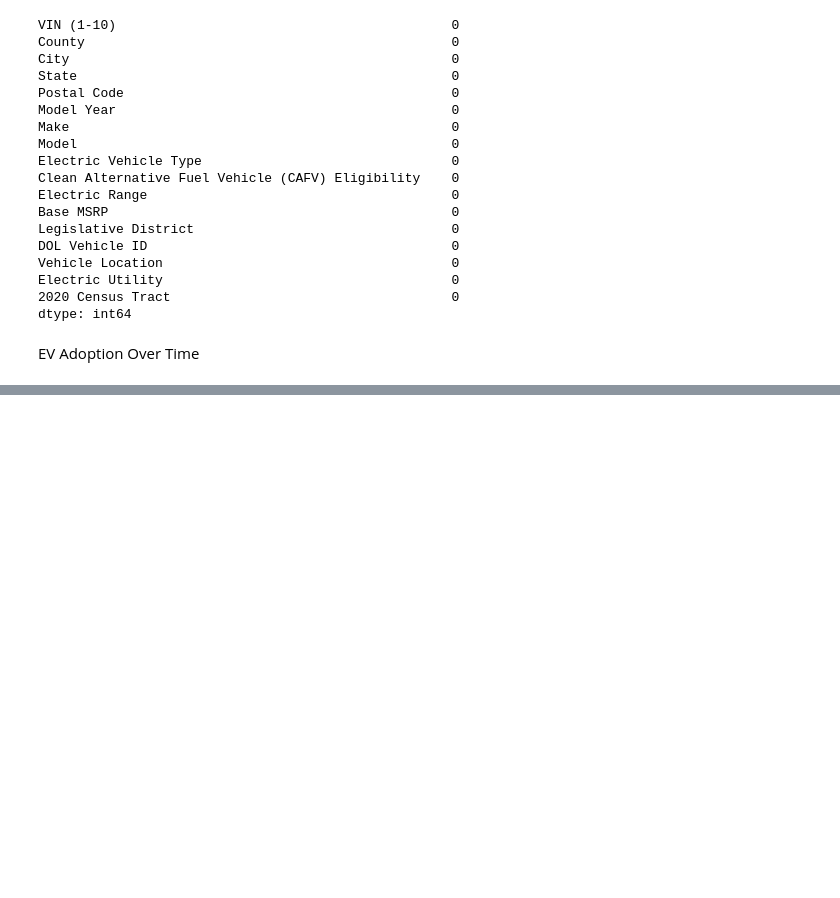
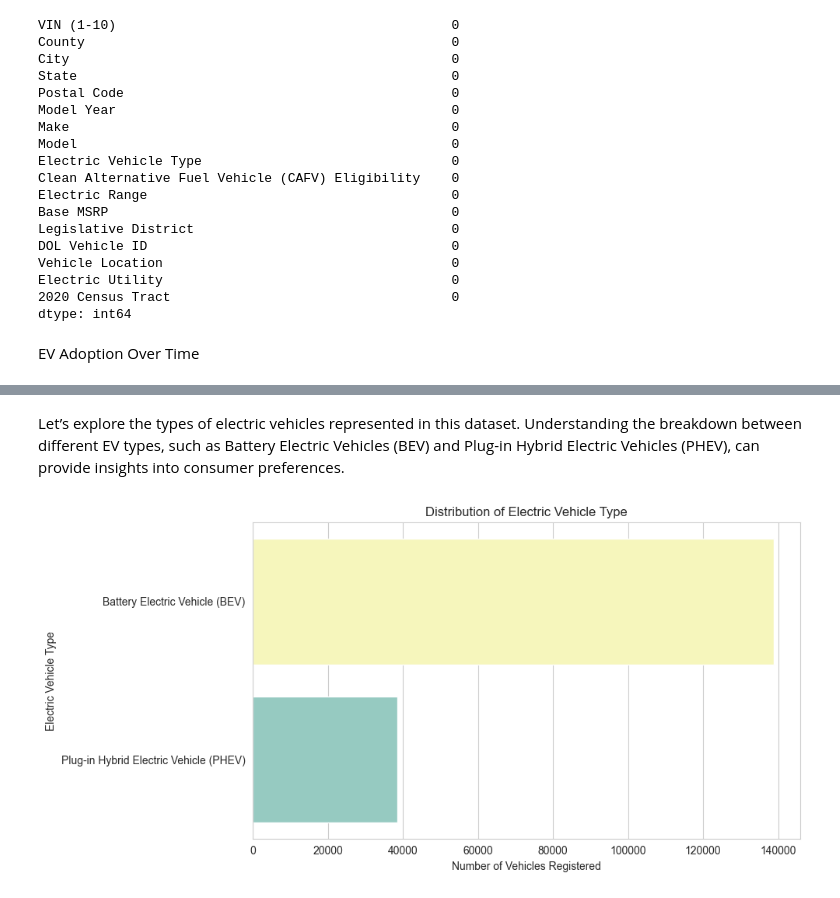
Before and after one commit to errosal/Electric-Vehicles-Market-Size-Analysis, a Jupyter notebook: EV-Market.ipynb, the cells around one changed output, grey strips where cells are left out. Cells and saved outputs as stored; diff of their text form; code cells hidden in the pictures; blank space fills up the shorter version.

```diff
--- a/EV-Market.ipynb
+++ b/EV-Market.ipynb
@@ -133,0 +198,19 @@ plt.show()
+# %% [markdown]
+Let’s explore the types of electric vehicles represented in this dataset. Understanding the breakdown between different EV types, such as Battery Electric Vehicles (BEV) and Plug-in Hybrid Electric Vehicles (PHEV), can provide insights into consumer preferences.
+# %%
+#Filtering and Counting the Values
+
+ev_type = ev_data['Electric Vehicle Type'].value_counts().sort_index()
+
+plt.figure(figsize=(10, 5))
+
+# the hue parameter is used to add another dimension. Eventho I'm not using it, the terminal is calling it out.
+# So I just assigned a value a set legend to false, if it'd be true if would plot it.
+sns.barplot(x=ev_type.values, y=ev_type.index, hue = ev_type, legend= False, palette="Set3")
+plt.title('Distribution of Electric Vehicle Type')
+plt.xlabel('Number of Vehicles Registered')
+plt.ylabel('Electric Vehicle Type')
+plt.tight_layout()
+plt.show()
+# %% [output]
+[figure, added]
```
Also changed, not shown: parts of 11 cells of this notebook.
